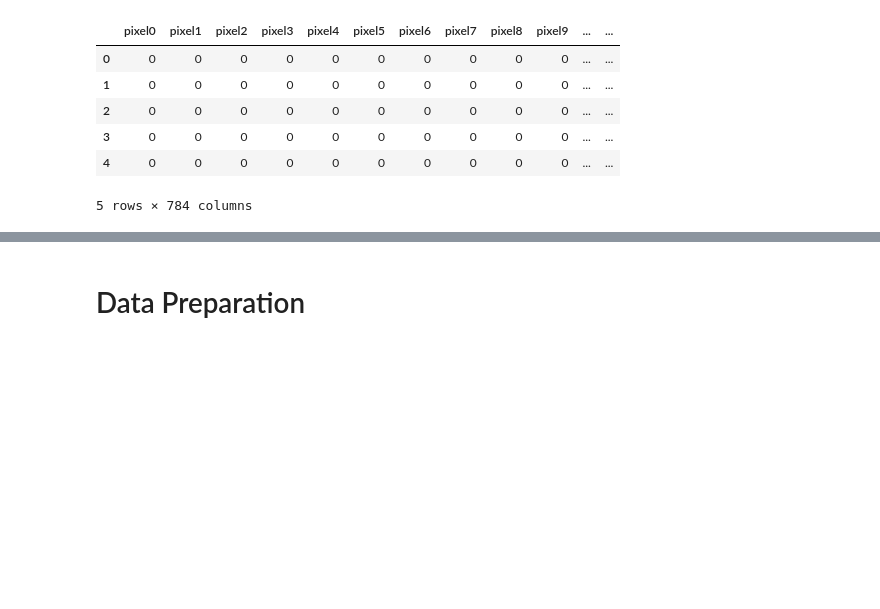
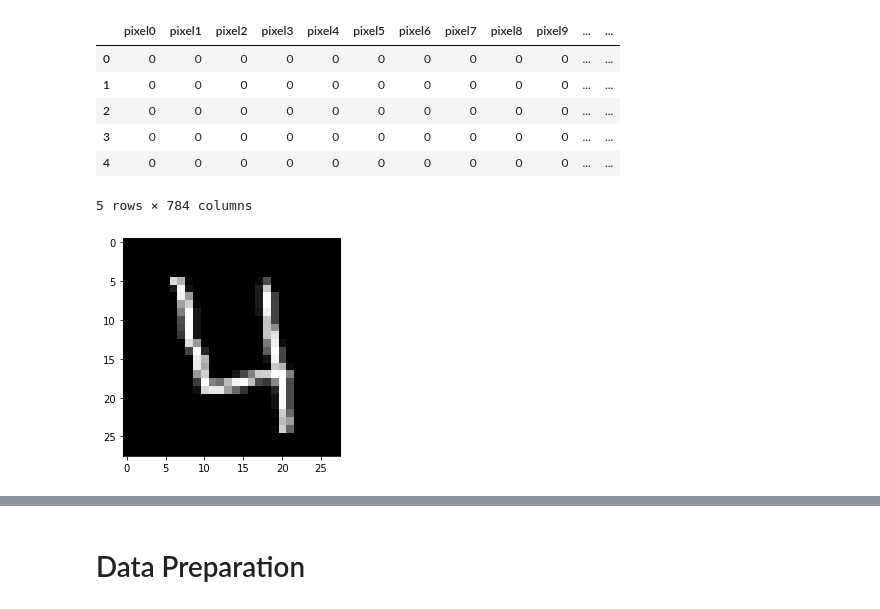
Before and after one commit to Gulde91/Python_courses, a Jupyter notebook: Build an autoencoder/Build an Autoencoder.ipynb, the cells around one changed output, grey strips where cells are left out. Cells and saved outputs as stored; diff of their text form; code cells hidden in the pictures; blank space fills up the shorter version.

```diff
--- a/Build an autoencoder/Build an Autoencoder.ipynb
+++ b/Build an autoencoder/Build an Autoencoder.ipynb
@@ -33,3 +33,14 @@ data.head()
 | 3 | 0 | 0 | 0 | 0 | 0 | 0 | 0 | 0 | 0 | 0 | ... | ... |
 | 4 | 0 | 0 | 0 | 0 | 0 | 0 | 0 | 0 | 0 | 0 | ... | ... |
 5 rows × 784 columns
+# %%
+# Transforming to 2d format, from: (784*1) -> (28*28)
+image = data.iloc[3] # selecting image at index 3
+image = np.array(image).astype("float32")
+
+image = np.reshape(image, (28, 28)) # reshaping
+image = image / 255 # skalerer
+# %%
+plt.imshow(image, cmap = "gray");
+# %% [output]
+[figure, added]
```
Also changed, not shown: parts of 9 cells of this notebook.
